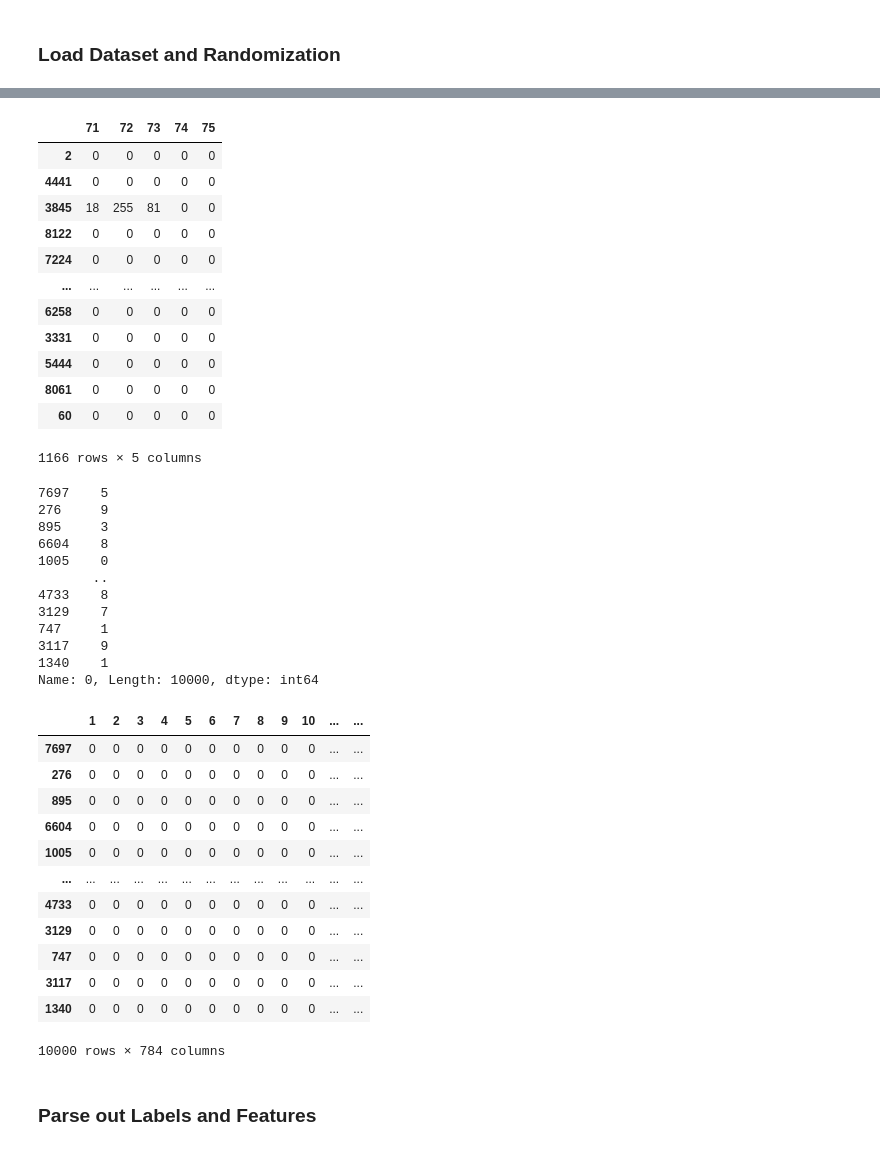
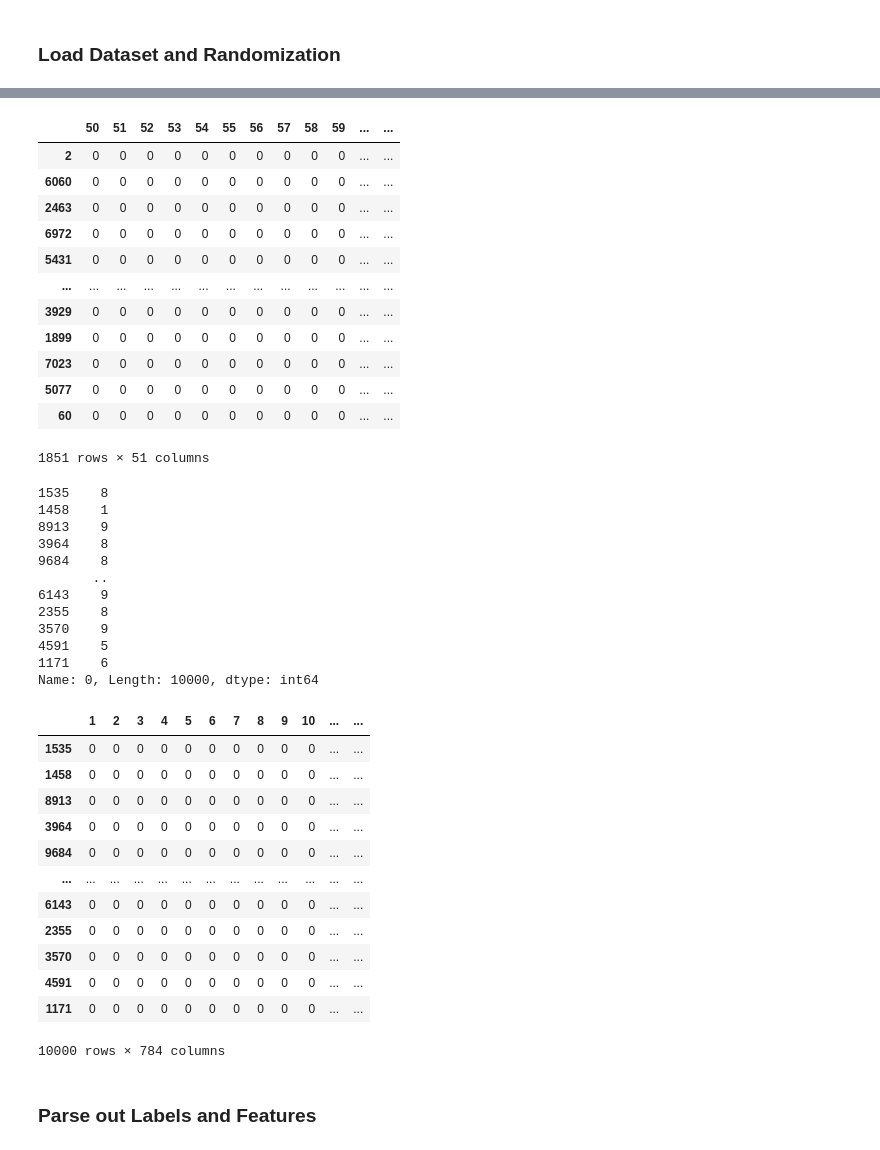
Before and after one commit to acesaif/ml_crash_course, a Jupyter notebook: multi_class_neural_nets/ml_mnist_multiclass_net.ipynb, the cells around one changed output, grey strips where cells are left out. Drawn from its saved outputs; the diff is of its cells as text; code cells hidden in the pictures.

```diff
--- a/multi_class_neural_nets/ml_mnist_multiclass_net.ipynb
+++ b/multi_class_neural_nets/ml_mnist_multiclass_net.ipynb
@@ -42,46 +42,46 @@ mnist_dataframe.head()
 5 rows × 785 columns
 # %%
-display.display(mnist_dataframe.loc[2:60, 71:75])
+display.display(mnist_dataframe.loc[2:60, 50:100])
 display.display(mnist_dataframe[0])
 display.display(mnist_dataframe.loc[:, 1:784])
 # %% [output]
-|  | 71 | 72 | 73 | 74 | 75 |
-| 2 | 0 | 0 | 0 | 0 | 0 |
-| 4441 | 0 | 0 | 0 | 0 | 0 |
-| 3845 | 18 | 255 | 81 | 0 | 0 |
-| 8122 | 0 | 0 | 0 | 0 | 0 |
-| 7224 | 0 | 0 | 0 | 0 | 0 |
-| ... | ... | ... | ... | ... | ... |
-| 6258 | 0 | 0 | 0 | 0 | 0 |
-| 3331 | 0 | 0 | 0 | 0 | 0 |
-| 5444 | 0 | 0 | 0 | 0 | 0 |
-| 8061 | 0 | 0 | 0 | 0 | 0 |
-| 60 | 0 | 0 | 0 | 0 | 0 |
+|  | 50 | 51 | 52 | 53 | 54 | 55 | 56 | 57 | 58 | 59 | ... | ... |
+| 2 | 0 | 0 | 0 | 0 | 0 | 0 | 0 | 0 | 0 | 0 | ... | ... |
+| 6060 | 0 | 0 | 0 | 0 | 0 | 0 | 0 | 0 | 0 | 0 | ... | ... |
+| 2463 | 0 | 0 | 0 | 0 | 0 | 0 | 0 | 0 | 0 | 0 | ... | ... |
+| 6972 | 0 | 0 | 0 | 0 | 0 | 0 | 0 | 0 | 0 | 0 | ... | ... |
+| 5431 | 0 | 0 | 0 | 0 | 0 | 0 | 0 | 0 | 0 | 0 | ... | ... |
+| ... | ... | ... | ... | ... | ... | ... | ... | ... | ... | ... | ... | ... |
+| 3929 | 0 | 0 | 0 | 0 | 0 | 0 | 0 | 0 | 0 | 0 | ... | ... |
+| 1899 | 0 | 0 | 0 | 0 | 0 | 0 | 0 | 0 | 0 | 0 | ... | ... |
+| 7023 | 0 | 0 | 0 | 0 | 0 | 0 | 0 | 0 | 0 | 0 | ... | ... |
+| 5077 | 0 | 0 | 0 | 0 | 0 | 0 | 0 | 0 | 0 | 0 | ... | ... |
+| 60 | 0 | 0 | 0 | 0 | 0 | 0 | 0 | 0 | 0 | 0 | ... | ... |
-1166 rows × 5 columns
+1851 rows × 51 columns
-7697    5
-276     9
-895     3
-6604    8
-1005    0
+1535    8
+1458    1
+8913    9
+3964    8
+9684    8
        ..
-4733    8
-3129    7
-747     1
-3117    9
-1340    1
+6143    9
+2355    8
+3570    9
+4591    5
+1171    6
 Name: 0, Length: 10000, dtype: int64
 |  | 1 | 2 | 3 | 4 | 5 | 6 | 7 | 8 | 9 | 10 | ... | ... |
-| 7697 | 0 | 0 | 0 | 0 | 0 | 0 | 0 | 0 | 0 | 0 | ... | ... |
-| 276 | 0 | 0 | 0 | 0 | 0 | 0 | 0 | 0 | 0 | 0 | ... | ... |
-| 895 | 0 | 0 | 0 | 0 | 0 | 0 | 0 | 0 | 0 | 0 | ... | ... |
-| 6604 | 0 | 0 | 0 | 0 | 0 | 0 | 0 | 0 | 0 | 0 | ... | ... |
-| 1005 | 0 | 0 | 0 | 0 | 0 | 0 | 0 | 0 | 0 | 0 | ... | ... |
+| 1535 | 0 | 0 | 0 | 0 | 0 | 0 | 0 | 0 | 0 | 0 | ... | ... |
+| 1458 | 0 | 0 | 0 | 0 | 0 | 0 | 0 | 0 | 0 | 0 | ... | ... |
+| 8913 | 0 | 0 | 0 | 0 | 0 | 0 | 0 | 0 | 0 | 0 | ... | ... |
+| 3964 | 0 | 0 | 0 | 0 | 0 | 0 | 0 | 0 | 0 | 0 | ... | ... |
+| 9684 | 0 | 0 | 0 | 0 | 0 | 0 | 0 | 0 | 0 | 0 | ... | ... |
 | ... | ... | ... | ... | ... | ... | ... | ... | ... | ... | ... | ... | ... |
-| 4733 | 0 | 0 | 0 | 0 | 0 | 0 | 0 | 0 | 0 | 0 | ... | ... |
-| 3129 | 0 | 0 | 0 | 0 | 0 | 0 | 0 | 0 | 0 | 0 | ... | ... |
-| 747 | 0 | 0 | 0 | 0 | 0 | 0 | 0 | 0 | 0 | 0 | ... | ... |
-| 3117 | 0 | 0 | 0 | 0 | 0 | 0 | 0 | 0 | 0 | 0 | ... | ... |
-| 1340 | 0 | 0 | 0 | 0 | 0 | 0 | 0 | 0 | 0 | 0 | ... | ... |
+| 6143 | 0 | 0 | 0 | 0 | 0 | 0 | 0 | 0 | 0 | 0 | ... | ... |
+| 2355 | 0 | 0 | 0 | 0 | 0 | 0 | 0 | 0 | 0 | 0 | ... | ... |
+| 3570 | 0 | 0 | 0 | 0 | 0 | 0 | 0 | 0 | 0 | 0 | ... | ... |
+| 4591 | 0 | 0 | 0 | 0 | 0 | 0 | 0 | 0 | 0 | 0 | ... | ... |
+| 1171 | 0 | 0 | 0 | 0 | 0 | 0 | 0 | 0 | 0 | 0 | ... | ... |
 10000 rows × 784 columns
 # %% [markdown]
 ### Parse out Labels and Features
```
Also changed, not shown: parts of 3 cells of this notebook.
